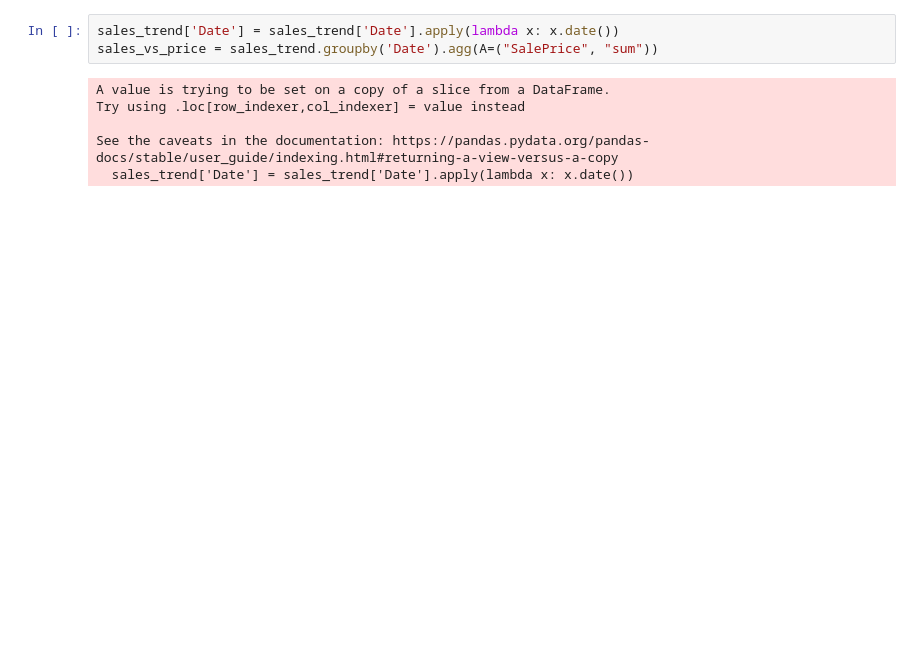
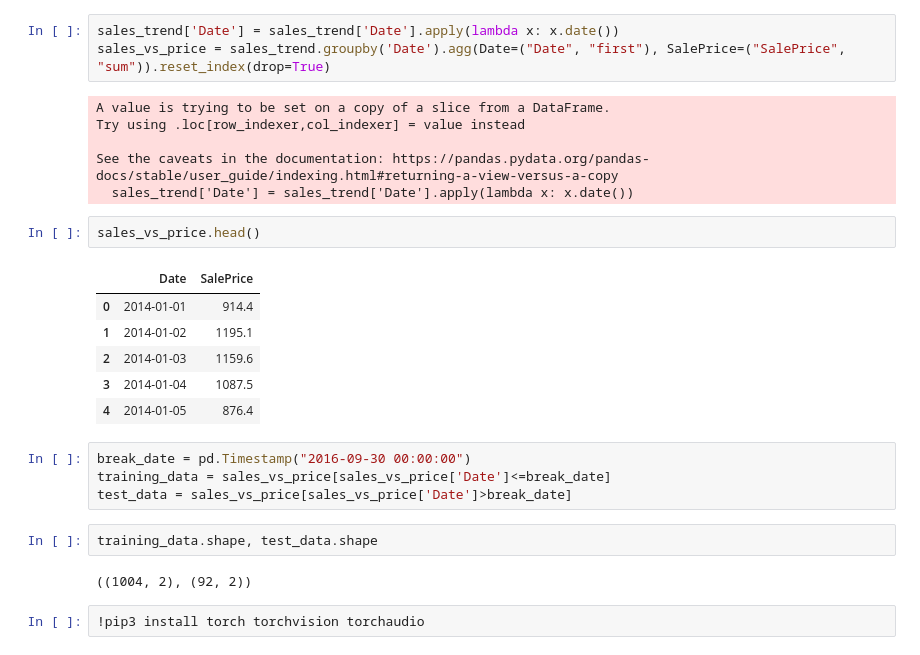
Before and after one commit to TheOrenisile/Analysis, a Jupyter notebook: Analysis for a Shoe shop Company.ipynb, the cells around one changed output. Saved outputs shown, nothing was run; the diff lists cells and outputs as text; blank space fills up the shorter version.

Commit message:
split date data to train and test set

```diff
--- a/Analysis for a Shoe shop Company.ipynb
+++ b/Analysis for a Shoe shop Company.ipynb
@@ -457,10 +459,29 @@ sales_trend.head()
 | 4 | 2014-01-01 13:35:12 | 159.0 |
 # %%
 sales_trend['Date'] = sales_trend['Date'].apply(lambda x: x.date())
-sales_vs_price = sales_trend.groupby('Date').agg(A=("SalePrice", "sum"))
+sales_vs_price = sales_trend.groupby('Date').agg(Date=("Date", "first"), SalePrice=("SalePrice", "sum")).reset_index(drop=True)
 # %% [output]
 A value is trying to be set on a copy of a slice from a DataFrame.
 Try using .loc[row_indexer,col_indexer] = value instead
 
 See the caveats in the documentation: https://pandas.pydata.org/pandas-docs/stable/user_guide/indexing.html#returning-a-view-versus-a-copy
   sales_trend['Date'] = sales_trend['Date'].apply(lambda x: x.date())
+# %%
+sales_vs_price.head()
+# %% [output]
+|  | Date | SalePrice |
+| 0 | 2014-01-01 | 914.4 |
+| 1 | 2014-01-02 | 1195.1 |
+| 2 | 2014-01-03 | 1159.6 |
+| 3 | 2014-01-04 | 1087.5 |
+| 4 | 2014-01-05 | 876.4 |
+# %%
+break_date = pd.Timestamp("2016-09-30 00:00:00")
+training_data = sales_vs_price[sales_vs_price['Date']<=break_date]
+test_data = sales_vs_price[sales_vs_price['Date']>break_date]
+# %%
+training_data.shape, test_data.shape
+# %% [output]
+((1004, 2), (92, 2))
+# %%
+!pip3 install torch torchvision torchaudio
```
Also changed, not shown: parts of 1 cell of this notebook.
